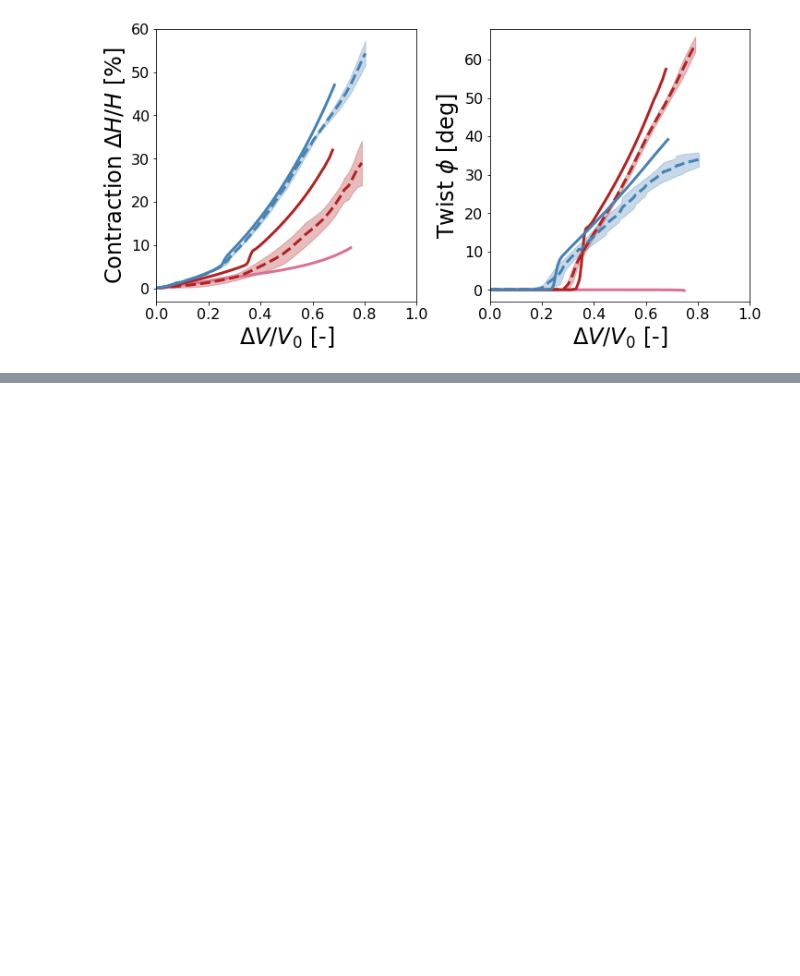
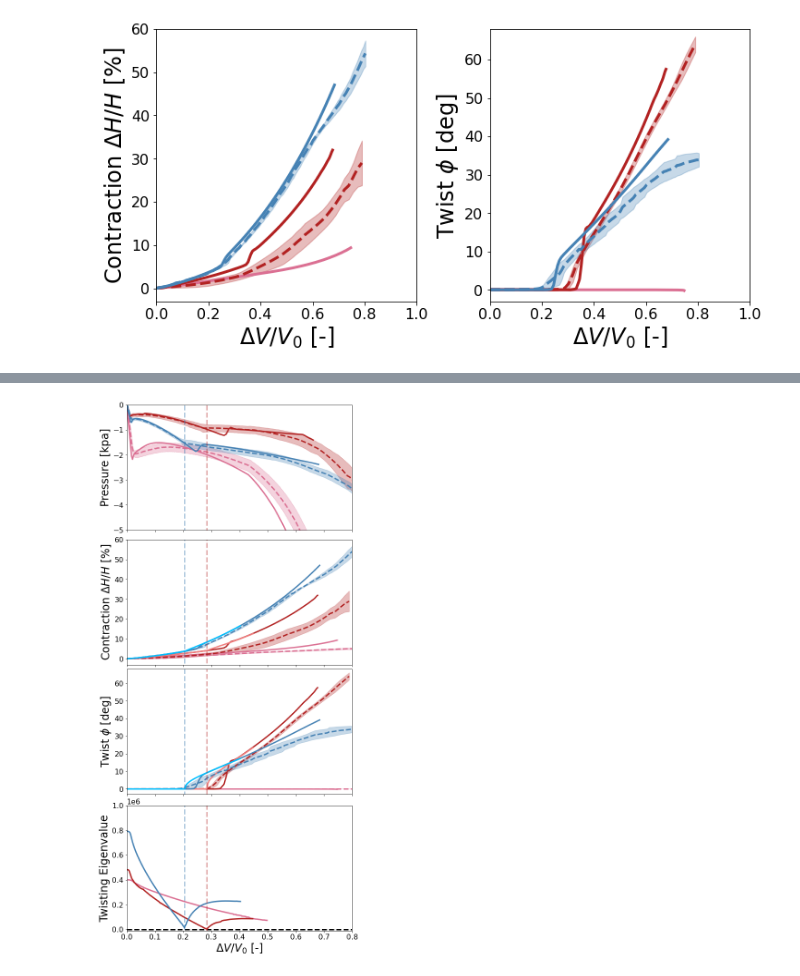
Before and after one commit to bertoldi-collab/buckling-cylinders, a Jupyter notebook: figure_making_paper.ipynb, the cells around one changed output, grey strips where cells are left out. Cells and saved outputs as stored; diff of their text form; code cells hidden in the pictures; blank space fills up the shorter version.

```diff
--- a/figure_making_paper.ipynb
+++ b/figure_making_paper.ipynb
@@ -21,6 +21,7 @@ figsize_whole = (6,5)
 figsize_three = (15,5)
 figsize_three_vert = (6, 13)
 figsize_two = (10,5)
+figsize_four_vert = (8, 17)
 folder_out = 'figures_paper'
 folder_exp = 'exp_results'
 
@@ -1111,0 +1145,52 @@ fig.savefig(f'data_processed/twist_cont_static_dyn_exp.png', dpi = 300, facecolo
+# %%
+fig, ax = plt.subplots(4,1,figsize = figsize_four_vert, constrained_layout = True, sharex = True)
+
+###################################
+'''2 folds'''
+num_folds = 2
+plot_exp_pv(ax[0], num_folds)
+plot_sim_pv(ax[0], num_folds)
+
+'''3 folds'''
+num_folds = 3
+plot_exp_pv(ax[0], num_folds)
+plot_sim_pv(ax[0], num_folds, idx_end = -5)
+
+'''4 folds'''
+num_folds = 4
+plot_exp_pv(ax[0], num_folds)
+plot_sim_pv(ax[0], num_folds, idx_end = -7)
+###################################
+
+plot_exp_dv(ax, 2, 1, offset_plots = 1)
+plot_sim_dv(ax, 2, idx_end = 0, offset_plots = 1)
+
+plot_exp_dv(ax, 3, 8, offset_plots = 1)
+plot_sim_dv(ax, 3, flip = -1, idx_end = -1, offset_plots = 1)
+
+plot_sim_dv(ax, 3, static = True, color = 'lightcoral', offset_plots = 1)
+
+plot_exp_dv(ax, 4, offset_plots = 1)
+plot_sim_dv(ax, 4, idx_end = -6, offset_plots = 1)
+
+plot_sim_dv(ax, 4, static = True, color = 'deepskyblue', flip = -1, offset_plots = 1)
+
+##################################
+ax[3].hlines(0,0,1, 'k', '--', linewidth = linewidth_all)
+plot_highlighted_mode_piecewise(ax[3], 2, [0,1], [[4,4]], [2], [1], [-1], rescale = False, extra_thickness = 0)
+
+min_3loc = plot_highlighted_mode_piecewise(ax[3], 3, [0,1], [[2,2], [5,5], [3,3], [1,1]], [20, 2, 4, 2], [1, 4, 2, 1], [-320, -190, -145, -1], vert_line = False, rescale = False, extra_thickness = 0, color_vert_line = color_3folds)
+
+min_4loc = plot_highlighted_mode_piecewise(ax[3], 4, [0,1], [[2,2], [0,2]], [4,2], [1,1], [-109, -1], vert_line = False, rescale = False, extra_thickness = 0, color_vert_line = color_4folds)
+
+for axis in ax:
+    plot_vert_line(axis, min_3loc, alpha = 0.4, color = color_3folds)
+    plot_vert_line(axis, min_4loc, alpha = 0.4, color = color_4folds)
+
+improve_plot_multi(ax, xlabel = '$\Delta V/V_0$ [-]', ylabel = ['Pressure [kpa]', r'Contraction $\Delta H/H$ [%]', 'Twist $\phi$ [deg]', 'Twisting Eigenvalue'], xlim_left = 0, xlim_right = 0.8, ylim_bottom = [-5, -3, -3, -1e4], ylim_top = [0, 60, 68, 1e6], sharex = True)
+
+ax[3].yaxis.offsetText.set_fontsize(fontsize_ticks)
+
+fig.savefig(f'{folder_out}/fig2_plots.png', dpi = 300)
+# %% [output]
+[figure, added]
```
Also changed, not shown: parts of 7 cells of this notebook, 6 other files.
